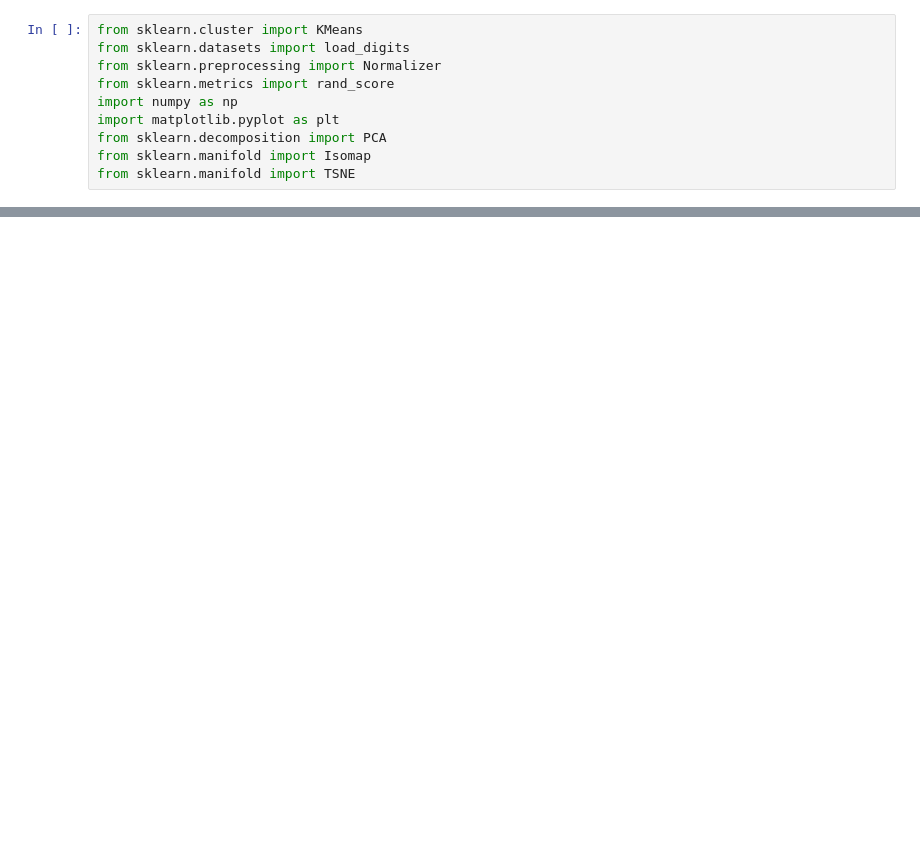
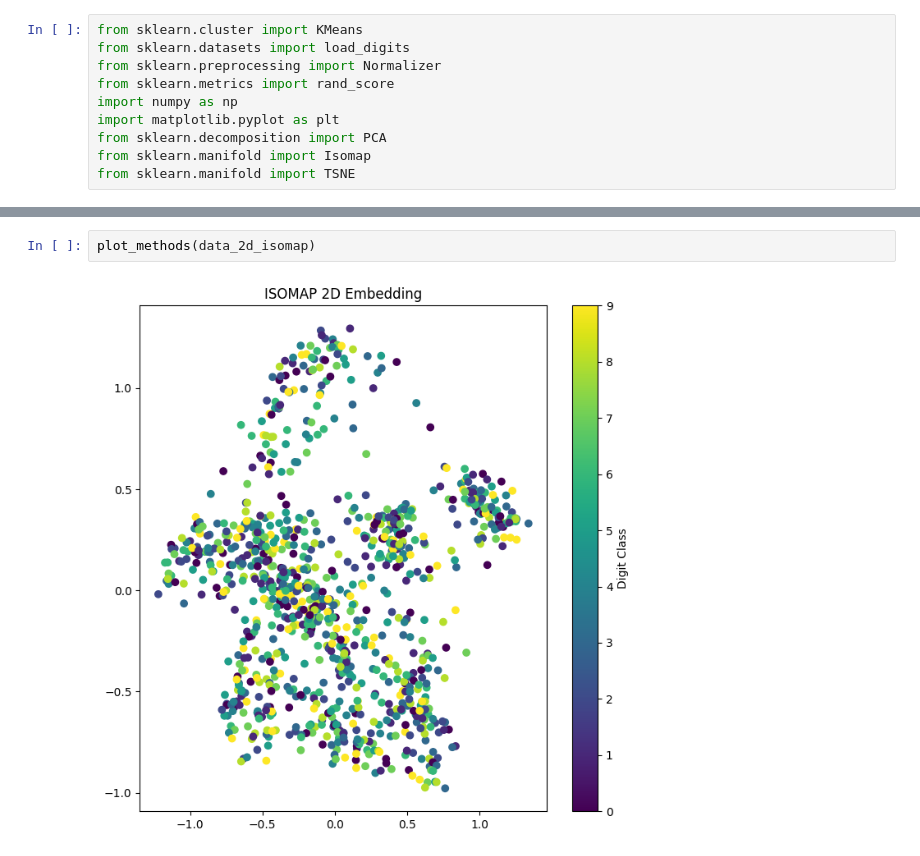
Before and after one commit to ulyagram77/Intelligent_Data_Analysis_Labs, a Jupyter notebook: Laboratorna5/lab5.ipynb, the cells around one changed output, grey strips where cells are left out. Drawn from its saved outputs; the diff is of its cells as text; blank space fills up the shorter version.

```diff
--- a/Laboratorna5/lab5.ipynb
+++ b/Laboratorna5/lab5.ipynb
@@ -68,0 +94,4 @@ plt.show()
+# %%
+plot_methods(data_2d_isomap)
+# %% [output]
+[figure, added]
```
Also changed, not shown: parts of 21 cells of this notebook, 1 other file.
